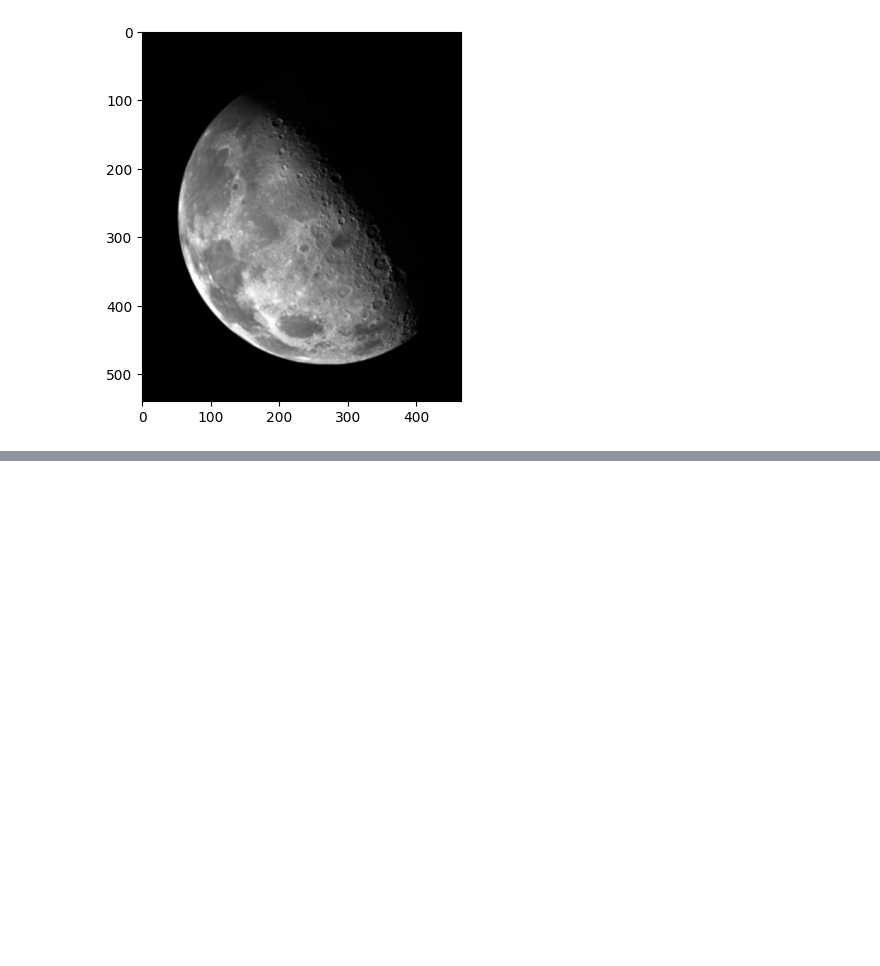
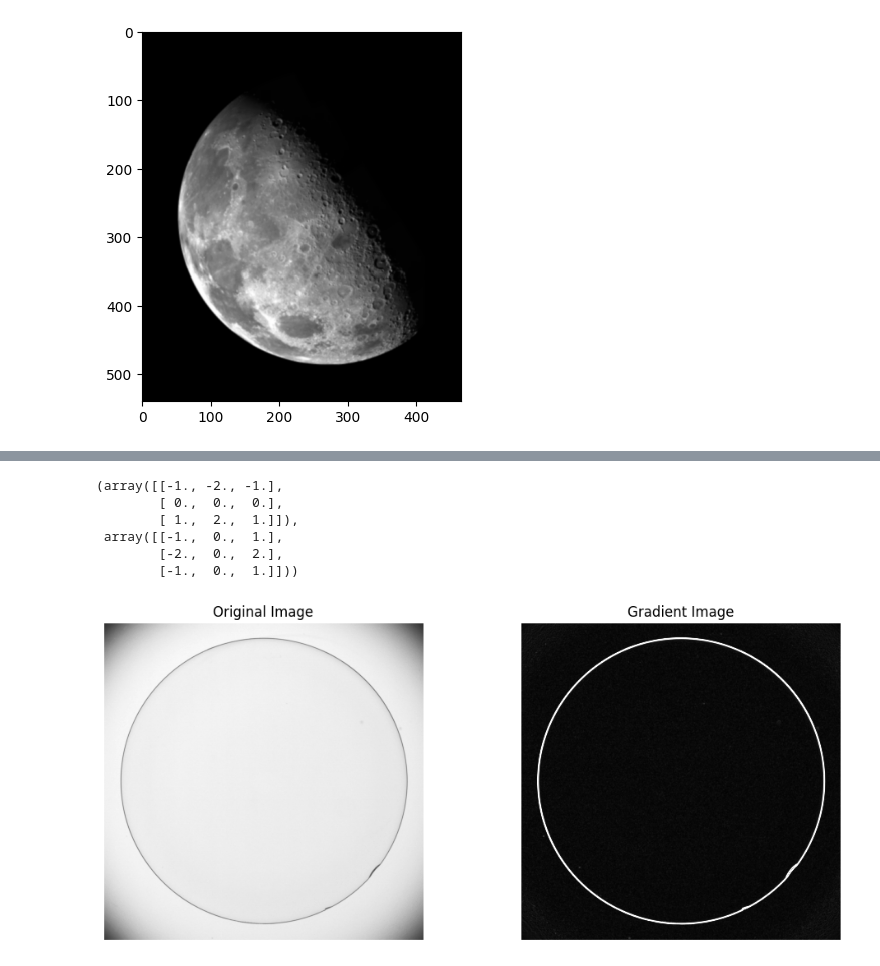
Before and after one commit to ciiram/image-processing, a Jupyter notebook: lecture-05.ipynb, the cells around one changed output, grey strips where cells are left out. Saved outputs shown, nothing was run; the diff lists cells and outputs as text; code cells hidden in the pictures; blank space fills up the shorter version.

```diff
--- a/lecture-05.ipynb
+++ b/lecture-05.ipynb
@@ -211,0 +403,29 @@ plt.show()
+# %%
+sobel_gx = np.zeros((m, m))
+sobel_gx[0, :] = [-1, -2, -1]
+sobel_gx[2, :] = [1, 2, 1]
+
+sobel_gy = np.zeros((m, m))
+sobel_gy[:, 0] = [-1, -2, -1]
+sobel_gy[:, 2] = [1, 2, 1]
+
+sobel_gx, sobel_gy
+# %% [output]
+(array([[-1., -2., -1.],
+        [ 0.,  0.,  0.],
+        [ 1.,  2.,  1.]]),
+ array([[-1.,  0.,  1.],
+        [-2.,  0.,  2.],
+        [-1.,  0.,  1.]]))
+# %%
+image = img.imread("img/contact_lens_original.tif").astype(np.float32)
+filtered_x = cv2.filter2D(src=image, ddepth=-1, kernel=sobel_gx)
+filtered_y = cv2.filter2D(src=image, ddepth=-1, kernel=sobel_gy)
+filtered = np.sqrt(filtered_x ** 2 + filtered_y ** 2)
+
+plt.figure(figsize=(12, 5))
+plt.subplot(121), plt.axis('off'), plt.title('Original Image'), plt.imshow(image, cmap='gray', vmin=0, vmax=255)
+plt.subplot(122), plt.axis('off'), plt.title('Gradient Image'), plt.imshow(filtered, cmap='gray', vmin=0, vmax=255)
+plt.show()
+# %% [output]
+[figure, added]
```
Also changed, not shown: parts of 16 cells of this notebook, 1 other file.
